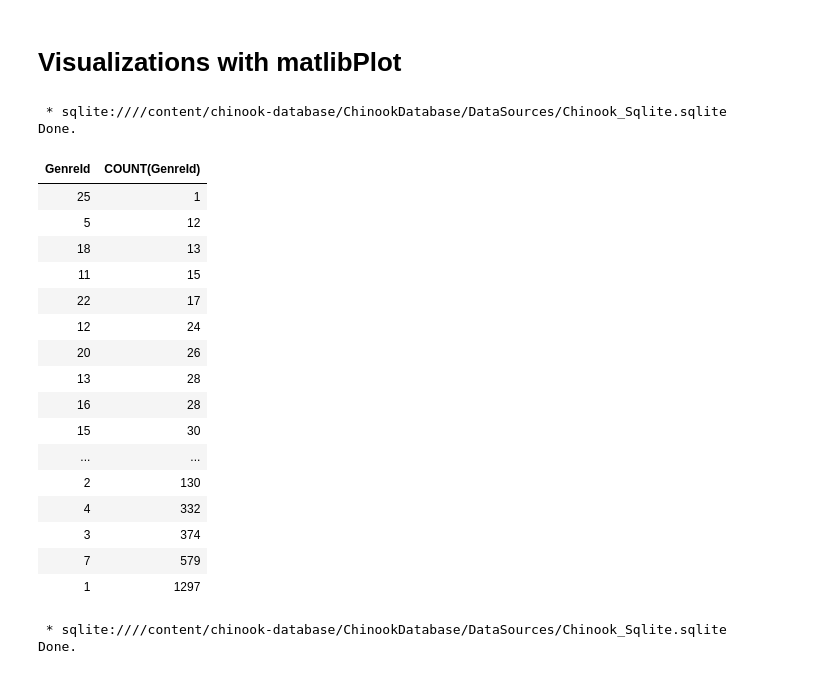
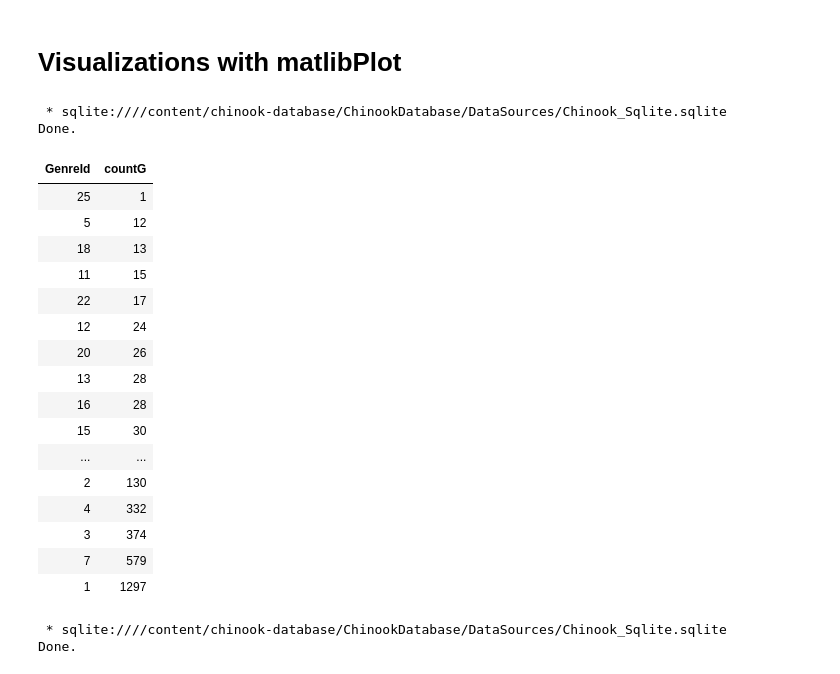
Before and after one commit to adigenova/uohdb, a Jupyter notebook: code/Chinook_db.ipynb, the cells around one changed output. Drawn from its saved outputs; the diff is of its cells as text; code cells hidden in the pictures.

```diff
--- a/code/Chinook_db.ipynb
+++ b/code/Chinook_db.ipynb
@@ -130,13 +124,12 @@ The relationship icon indicates a foreign key constraint and a one-to-many relat
 # %% [markdown]
 # Visualizations with matlibPlot
 # %%
-#we select the genderID from Track and use the Group by to order
 %%sql
-select GenreId,COUNT(GenreId) from Track group by GenreId order by COUNT(GenreId);
+select GenreId,COUNT(GenreId) as countG from Track group by GenreId order by COUNT(GenreId);
 # %% [output]
  * sqlite:////content/chinook-database/ChinookDatabase/DataSources/Chinook_Sqlite.sqlite
 Done.
-| GenreId | COUNT(GenreId) |
+| GenreId | countG |
 | 25 | 1 |
 | 5 | 12 |
 | 18 | 13 |
```
Also changed, not shown: parts of 12 cells of this notebook.
